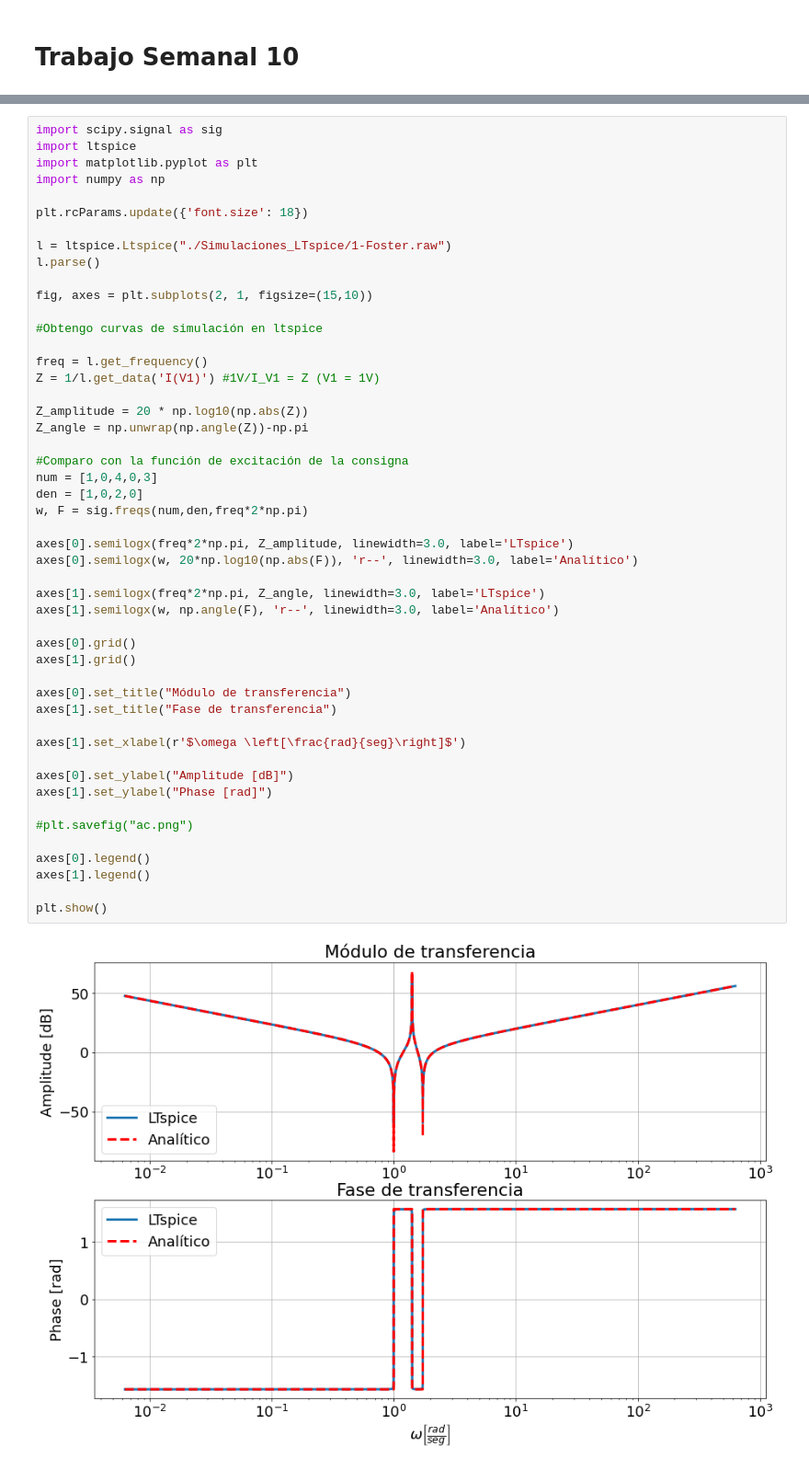
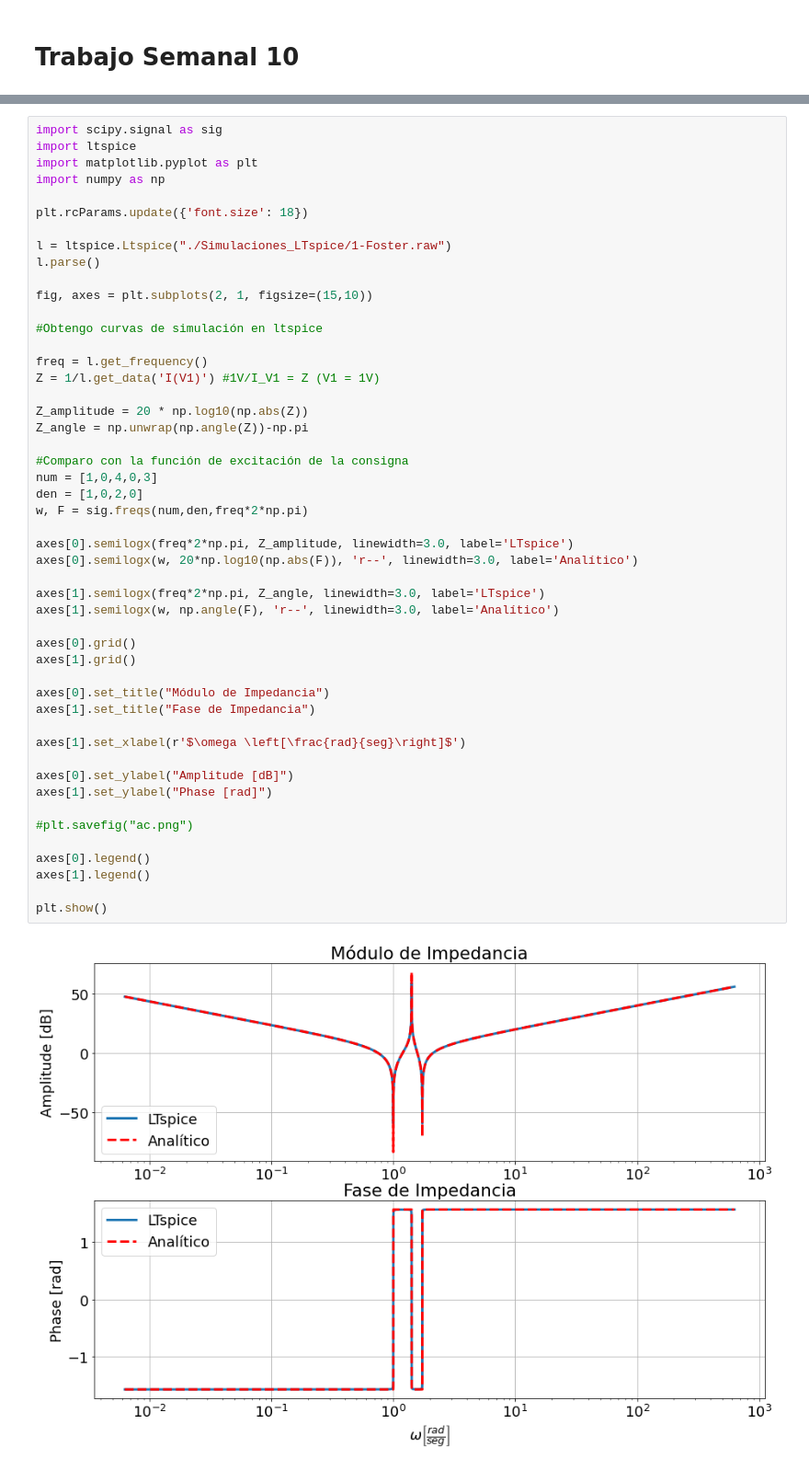
Before and after one commit to AleNimo/TC2, a Jupyter notebook: Trabajos Semanales/TS10/TS10.ipynb, the cells around one changed output, grey strips where cells are left out. Shown: that part at 92% size. Drawn from its saved outputs; the diff is of its cells as text.

```diff
--- a/Trabajos Semanales/TS10/TS10.ipynb
+++ b/Trabajos Semanales/TS10/TS10.ipynb
@@ -35,36 +35,36 @@ Z = 1/l.get_data('I(V1)') #1V/I_V1 = Z (V1 = 1V)
 Z_amplitude = 20 * np.log10(np.abs(Z))
 Z_angle = np.unwrap(np.angle(Z))-np.pi
 
 #Comparo con la función de excitación de la consigna
 num = [1,0,4,0,3]
 den = [1,0,2,0]
 w, F = sig.freqs(num,den,freq*2*np.pi)
 
 axes[0].semilogx(freq*2*np.pi, Z_amplitude, linewidth=3.0, label='LTspice')
 axes[0].semilogx(w, 20*np.log10(np.abs(F)), 'r--', linewidth=3.0, label='Analítico')
 
 axes[1].semilogx(freq*2*np.pi, Z_angle, linewidth=3.0, label='LTspice')
 axes[1].semilogx(w, np.angle(F), 'r--', linewidth=3.0, label='Analítico')
 
 axes[0].grid()
 axes[1].grid()
 
-axes[0].set_title("Módulo de transferencia")
-axes[1].set_title("Fase de transferencia")
+axes[0].set_title("Módulo de Impedancia")
+axes[1].set_title("Fase de Impedancia")
 
 axes[1].set_xlabel(r'$\omega \left[\frac{rad}{seg}\right]$')
 
 axes[0].set_ylabel("Amplitude [dB]")
 axes[1].set_ylabel("Phase [rad]")
 
 #plt.savefig("ac.png")
 
 axes[0].legend()
 axes[1].legend()
 
 plt.show()
 # %% [output]
-[figure, old version]
+[figure, new version]
 # %% [markdown]
 ## Verificación Punto 1 - Cauer 1 y 2
 
```
Also changed, not shown: parts of 5 cells of this notebook.
